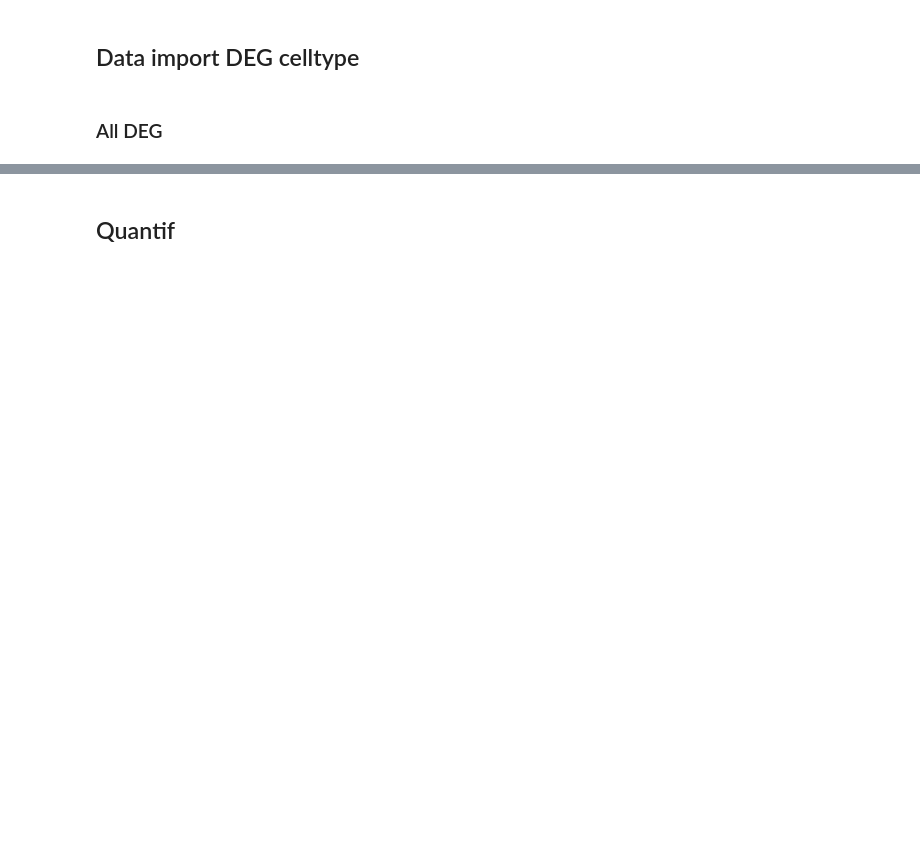
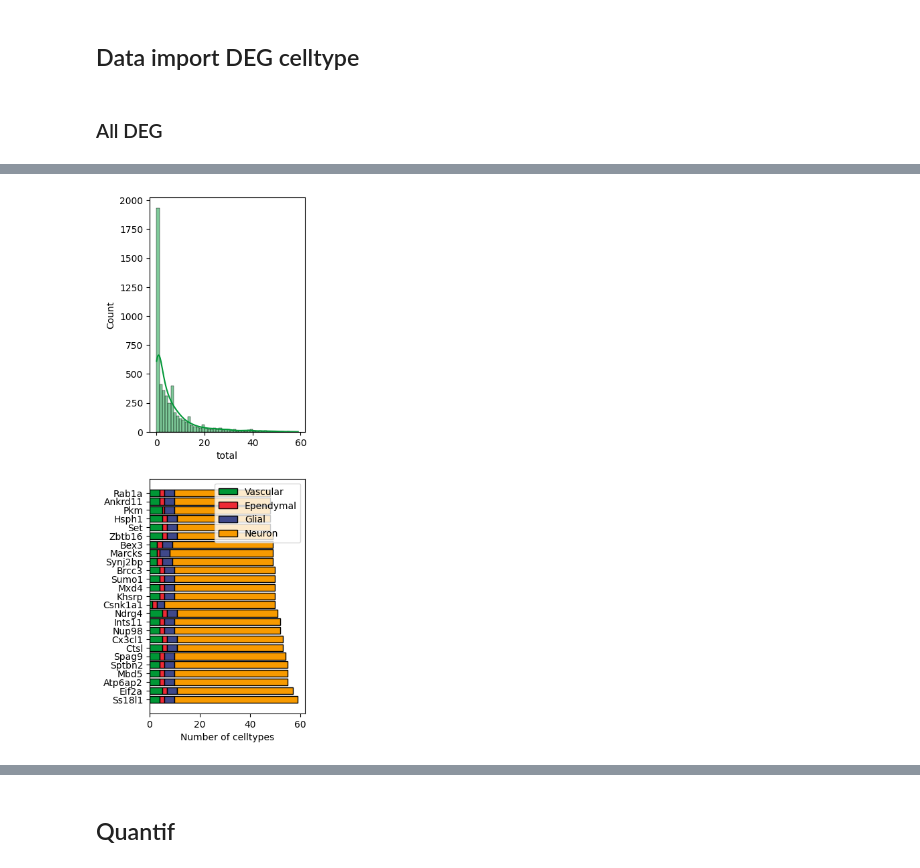
Before and after one commit to Carboneinerte/Pynda_ssc, a Jupyter notebook: v10D_Xenium_Downstream_Analysis_WIP.ipynb, the cells around one changed output, grey strips where cells are left out. Cells and saved outputs as stored; diff of their text form; code cells hidden in the pictures; blank space fills up the shorter version.

```diff
--- a/v10D_Xenium_Downstream_Analysis_WIP.ipynb
+++ b/v10D_Xenium_Downstream_Analysis_WIP.ipynb
@@ -1378,11 +1426,11 @@ plt.savefig('Gallery/cellpop.svg', dpi=300)
 df_all = pd.read_excel(f'{dir_notebook}/analysis/circa-SD/foldchanges/celltype/DEG_celltype_no-filter.xlsx', sheet_name=None)
 df_expressed = {}
 for key in df_all.keys():
-    if "SD1" in df_all[key]["group"].unique():
+    if "circa4" in df_all[key]["group"].unique():
         df_all[key] = df_all[key][df_all[key]['group'] == 'SD1']
     df_expressed[key] = df_all[key][
-        # (df_all[key]['pct_nz_group']>0.1) &
-          df_all[key]['mean_count']>= 0.01
+            (df_all[key]['pct_nz_group']>0.05) &
+          (df_all[key]['mean_count']>= 0.01)
           ]
     df_all[key].index = df_all[key]['names']
 # %%
@@ -1482,42 +1564,36 @@ y1 = matrix['Vascular'][0:25]
 y2 = matrix['Ependymal'][0:25]
 y3 = matrix['Glial'][0:25]
 y4 = matrix['Neuron'][0:25]
-
-y1b = matrix_bis['Vascular'][-25:-1]
-y2b = matrix_bis['Ependymal'][-25:-1]
-y3b = matrix_bis['Glial'][-25:-1]
-y4b = matrix_bis['Neuron'][-25:-1]
-
-
-
 
 import seaborn as sns
 fig, ax = plt.subplots(2,1, figsize=(3,10))
 ax = ax.flatten()
 
 # plt.hist(x=df['count'])
 sns.histplot(matrix['total'], element="bars", cumulative= False, fill= True, bins=50,
              common_norm=False, kde = True,
              stat='count', ax=ax[0])
 
 # ax[0].hist(x=matrix['total'])
 
 
 ax[1].barh(y=matrix.index[0:25], height=0.8, width=y1, edgecolor = 'black', label = "Vascular")
 ax[1].barh(y=matrix.index[0:25], height=0.8, width=y2, left = y1,  edgecolor = 'black', label = "Ependymal")
 ax[1].barh(y=matrix.index[0:25], height=0.8, width=y3, left = y1+y2,  edgecolor = 'black',label = "Glial")
 ax[1].barh(y=matrix.index[0:25], height=0.8, width=y4, left = y1+y2+y3,  edgecolor = 'black', label = "Neuron")
 ax[1].legend()
 ax[1].set_xlabel('Number of celltypes')
 
 # ax[2].barh(y=matrix_bis.index[-30:-1], height=0.6, width=y1b, edgecolor = 'black', label = "Vascular")
 # ax[2].barh(y=matrix_bis.index[-30:-1], height=0.6, width=y2b, left = y1b,  edgecolor = 'black', label = "Ependymal")
 # ax[2].barh(y=matrix_bis.index[-30:-1], height=0.6, width=y3b, left = y1b+y2b,  edgecolor = 'black',label = "Glial")
 # ax[2].barh(y=matrix_bis.index[-30:-1], height=0.6, width=y4b, left = y1b+y2b+y3b,  edgecolor = 'black', label = "Neuron")
 # ax[2].legend()
 # ax[2].set_xlabel('Number of celltypes')
 
 plt.savefig(f'Gallery/{today}/DEG_distribution.svg', dpi = 300)
+# %% [output]
+[figure, added]
 # %%
 matrix_bis = matrix[matrix['total']!=0]
 matrix_bis['mean_count'] = matrix_bis.index.map(dict_mean_exp)
```
Also changed, not shown: parts of 41 cells of this notebook, 3 other files.
